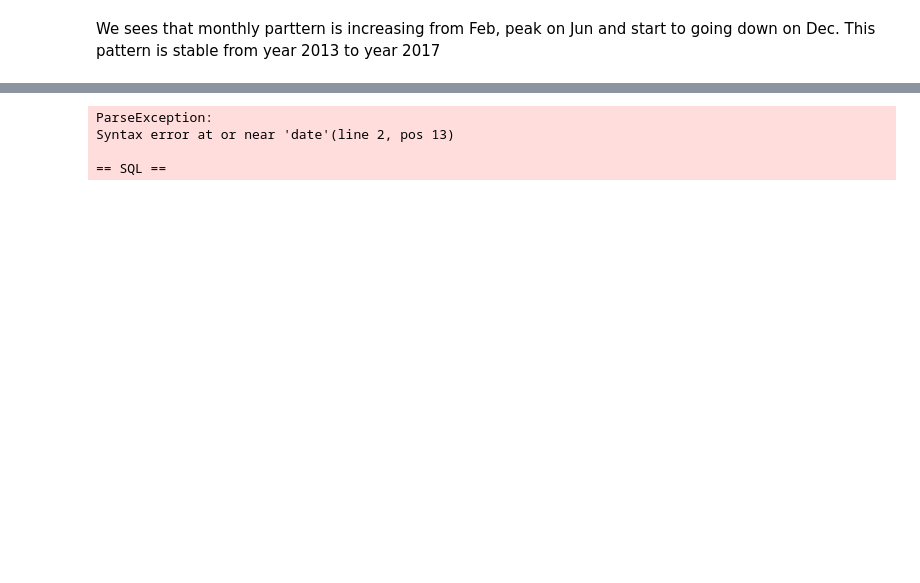
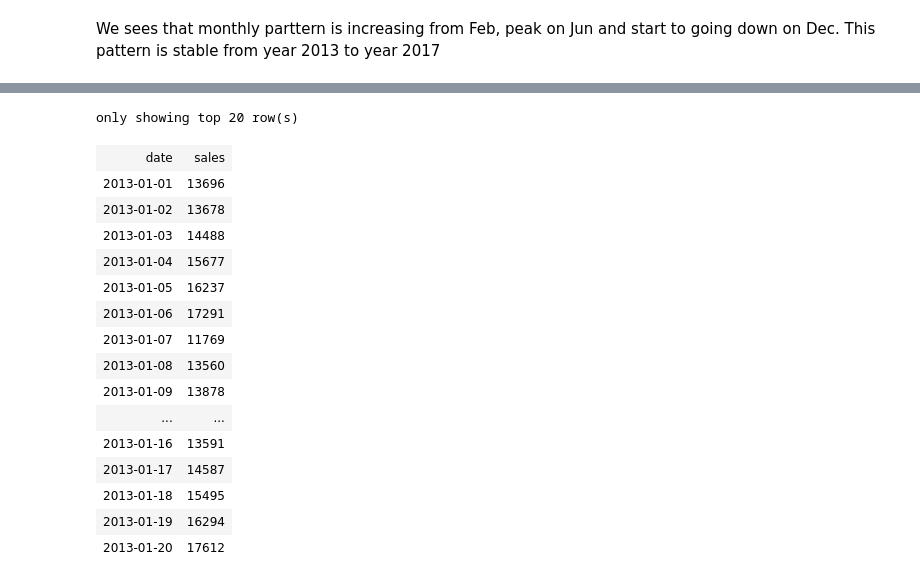
Before and after one commit to FelixQLe/Fine_Grained_Time_Serries_Forecasting_Leverage_Apache_Spark_FBProphet, a Jupyter notebook: Fine_Grained_Time_Serries_Forecasting_Leverage_Apache_Spark_FBProphet.ipynb, the cells around one changed output, grey strips where cells are left out. Cells and saved outputs as stored; diff of their text form; code cells hidden in the pictures; blank space fills up the shorter version.

```diff
--- a/Fine_Grained_Time_Serries_Forecasting_Leverage_Apache_Spark_FBProphet.ipynb
+++ b/Fine_Grained_Time_Serries_Forecasting_Leverage_Apache_Spark_FBProphet.ipynb
@@ -301,13 +302,26 @@ SyntaxError: invalid syntax (506748468.py, line 1)
-# %%
-%%sparksql
-SELECT YEAR(date) as year, CAST(DATE_FORMAT(date, 'u') as Integer) % 7 as weekday, --CONCAT(DATE_FORMAT(date, 'u'), '-', DATE_FORMAT(date, 'EEEE')) as weekday, AVG(sales) as sales
-FROM (SELECT date, SUM(sales) as sales
-      FROM train
-      GROUP BY date) x
-GROUP BY year, CAST(DATE_FORMAT(date, 'u') as Integer) --, CONCAT(DATE_FORMAT(date, 'u'), '-', DATE_FORMAT(date, 'EEEE'))
-ORDER BY year, weekday;
-# %% [output]
-ParseException:
-Syntax error at or near 'date'(line 2, pos 13)
-
-== SQL ==
+# %%
+%%sparksql
+SELECT
+    date,
+    SUM(sales) as sales
+  FROM train
+  GROUP BY date
+    ORDER BY date
+# %% [output]
+only showing top 20 row(s)
+| date | sales |
+| 2013-01-01 | 13696 |
+| 2013-01-02 | 13678 |
+| 2013-01-03 | 14488 |
+| 2013-01-04 | 15677 |
+| 2013-01-05 | 16237 |
+| 2013-01-06 | 17291 |
+| 2013-01-07 | 11769 |
+| 2013-01-08 | 13560 |
+| 2013-01-09 | 13878 |
+| ... | ... |
+| 2013-01-16 | 13591 |
+| 2013-01-17 | 14587 |
+| 2013-01-18 | 15495 |
+| 2013-01-19 | 16294 |
+| 2013-01-20 | 17612 |
```
Also changed, not shown: parts of 8 cells of this notebook.
